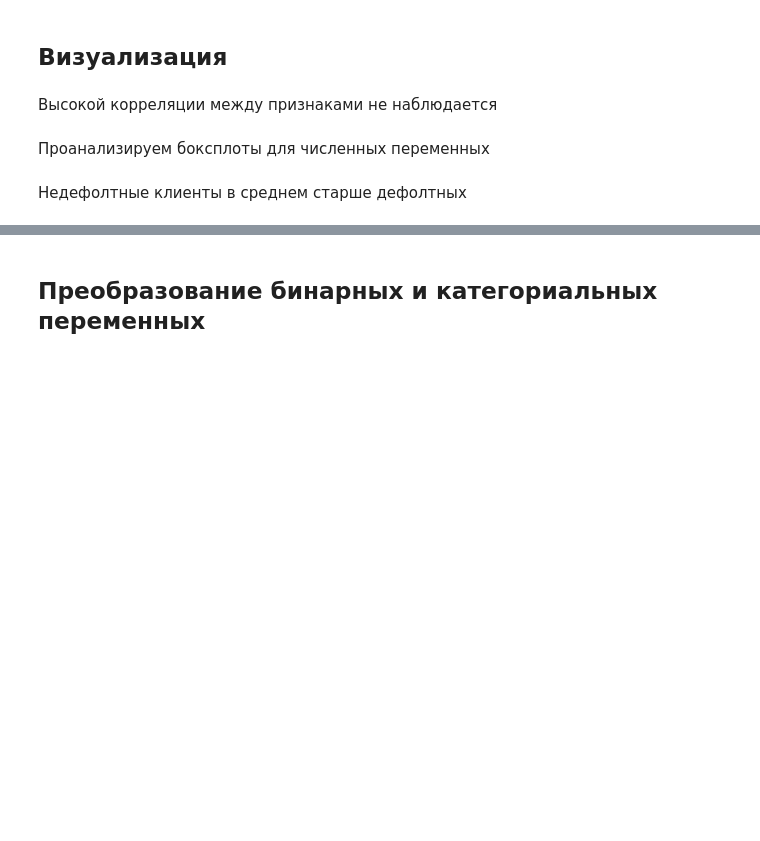
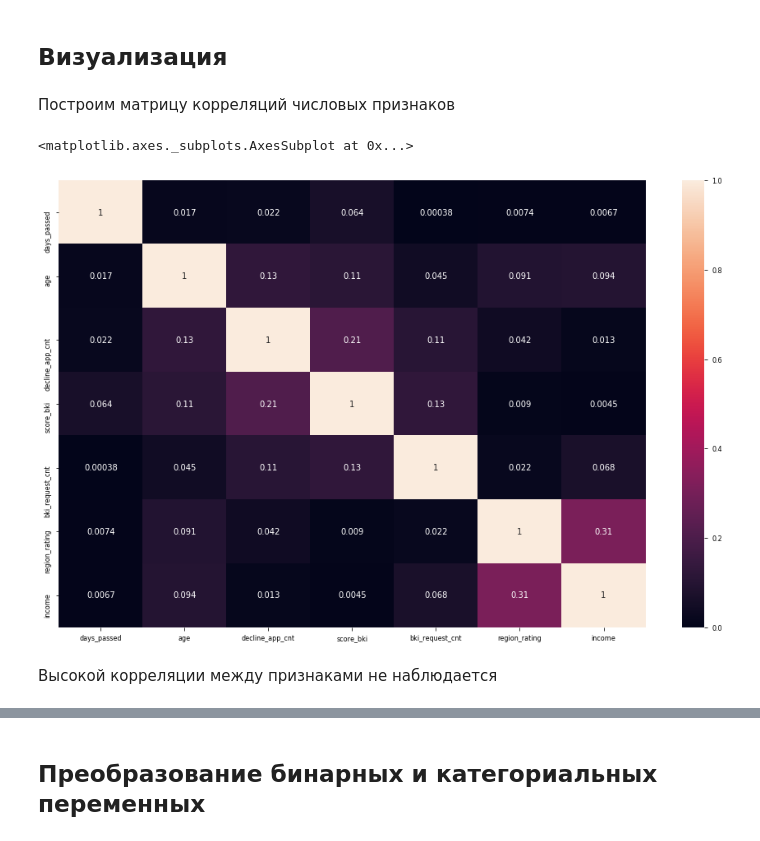
Before and after one commit to Desolitto/skillfactory_rds, a Jupyter notebook: module_4/credit-scoring-notebook.ipynb, the cells around one changed output, grey strips where cells are left out. Cells and saved outputs as stored; diff of their text form; code cells hidden in the pictures; blank space fills up the shorter version.

```diff
--- a/module_4/credit-scoring-notebook.ipynb
+++ b/module_4/credit-scoring-notebook.ipynb
@@ -404,6 +483,12 @@ sns.heatmap(train[num_cols].corr().abs(), vmin=0, vmax=1, annot=True)
 # %% [markdown]
 ## Визуализация
+# %% [markdown]
+Построим матрицу корреляций числовых признаков
+# %%
+plt.figure(figsize=(16,10))
+sns.heatmap(df[df['Train']==1][num_cols].corr().abs(), vmin=0, vmax=1, annot=True)
+# %% [output]
+<matplotlib.axes._subplots.AxesSubplot at 0x...>
+[figure, added]
 # %% [markdown]
 Высокой корреляции между признаками не наблюдается
-# %% [markdown]
-Проанализируем боксплоты для численных переменных
@@ -414,2 +494,0 @@ sns.boxplot(x=train.default, y=train.age)
-# %% [markdown]
-Недефолтные клиенты в среднем старше дефолтных
```
Also changed, not shown: parts of 57 cells of this notebook.
